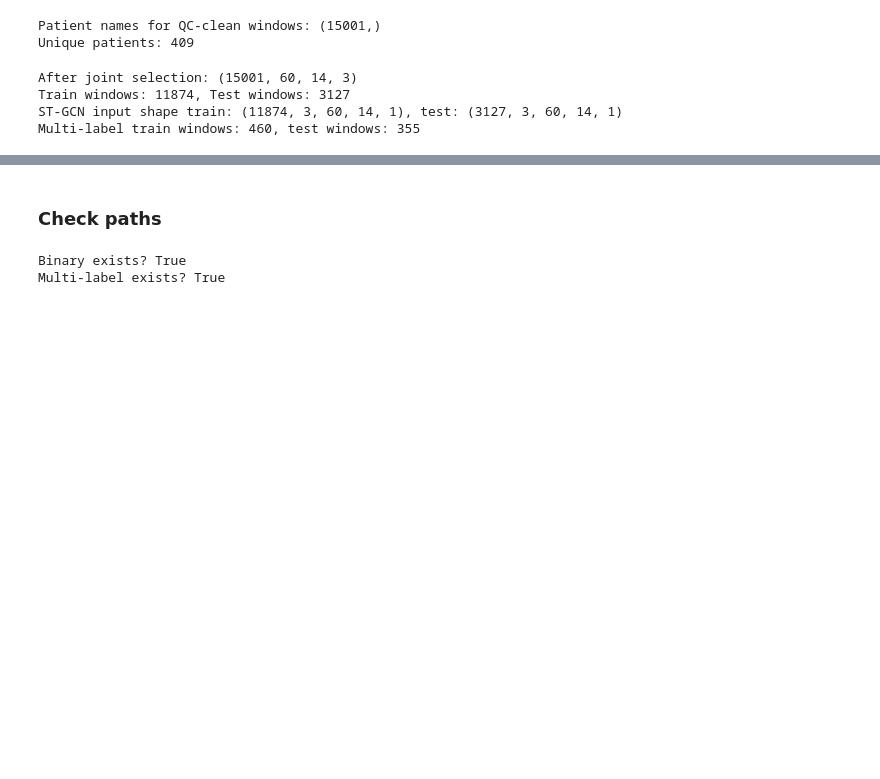
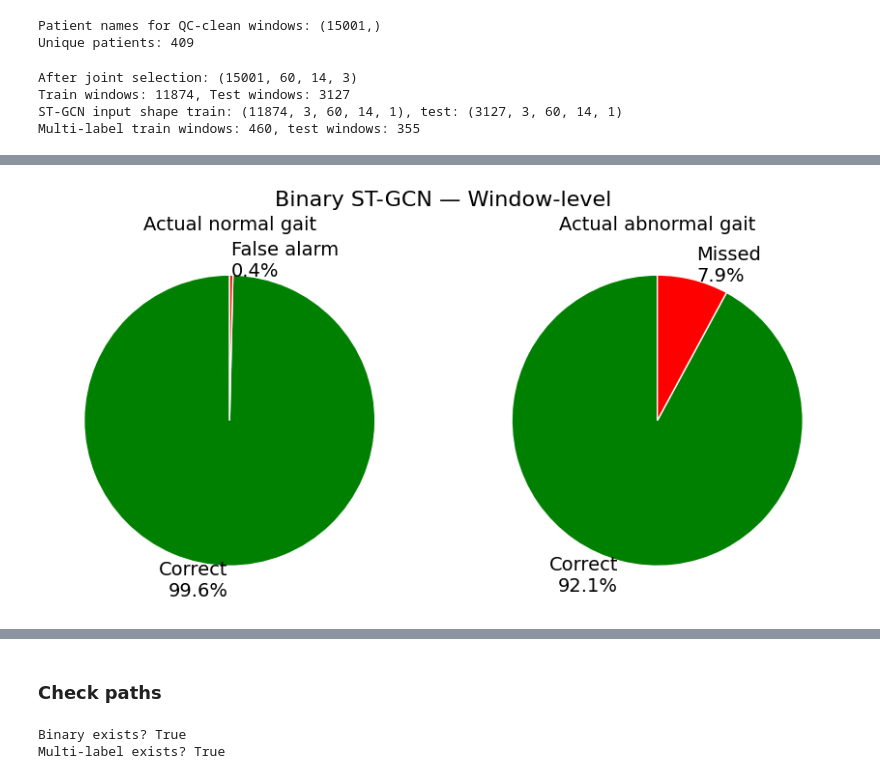
Before and after one commit to vaibhavredekar/GAITy-Capstone-Modeling, a Jupyter notebook: notebooks/plotting_results.ipynb, the cells around one changed output, grey strips where cells are left out. Saved outputs shown, nothing was run; the diff lists cells and outputs as text; code cells hidden in the pictures; blank space fills up the shorter version.

```diff
--- a/notebooks/plotting_results.ipynb
+++ b/notebooks/plotting_results.ipynb
@@ -477,0 +568,45 @@ Confusion matrix:
+# %%
+def plot_out_of_100_pies(cm, title,
+                          suptitle_fontsize=16,
+                          slice_label_fontsize=14,
+                          subplot_title_fontsize=14):
+    """
+    Pie charts for binary confusion matrix, showing percentages out of 100.
+    Green = correct, Red = incorrect
+    """
+    normal_row = cm[0] / cm[0].sum()
+    abnormal_row = cm[1] / cm[1].sum()
+
+    fig, axes = plt.subplots(1, 2, figsize=(9, 4.5))  # horizontal alignment
+    fig.suptitle(title, fontsize=suptitle_fontsize)
+
+    # Actual normal
+    axes[0].pie(
+        [normal_row[0]*100, normal_row[1]*100],
+        labels=[f"Correct\n{normal_row[0]*100:.1f}%",
+                f"False alarm\n{normal_row[1]*100:.1f}%"],
+        colors=["green", "red"],
+        startangle=90,
+        wedgeprops={"edgecolor": "white"},
+        textprops={"fontsize": slice_label_fontsize}
+    )
+    axes[0].set_title("Actual normal gait", fontsize=subplot_title_fontsize)
+
+    # Actual abnormal
+    axes[1].pie(
+        [abnormal_row[1]*100, abnormal_row[0]*100],
+        labels=[f"Correct\n{abnormal_row[1]*100:.1f}%",
+                f"Missed\n{abnormal_row[0]*100:.1f}%"],
+        colors=["green", "red"],
+        startangle=90,
+        wedgeprops={"edgecolor": "white"},
+        textprops={"fontsize": slice_label_fontsize}
+    )
+    axes[1].set_title("Actual abnormal gait", fontsize=subplot_title_fontsize)
+
+    plt.tight_layout()
+    plt.show()
+# %%
+plot_out_of_100_pies(cm_window_bin, "Binary ST-GCN — Window-level")
+# %% [output]
+[figure, added]
```
Also changed, not shown: parts of 31 cells of this notebook, 7 other files.
